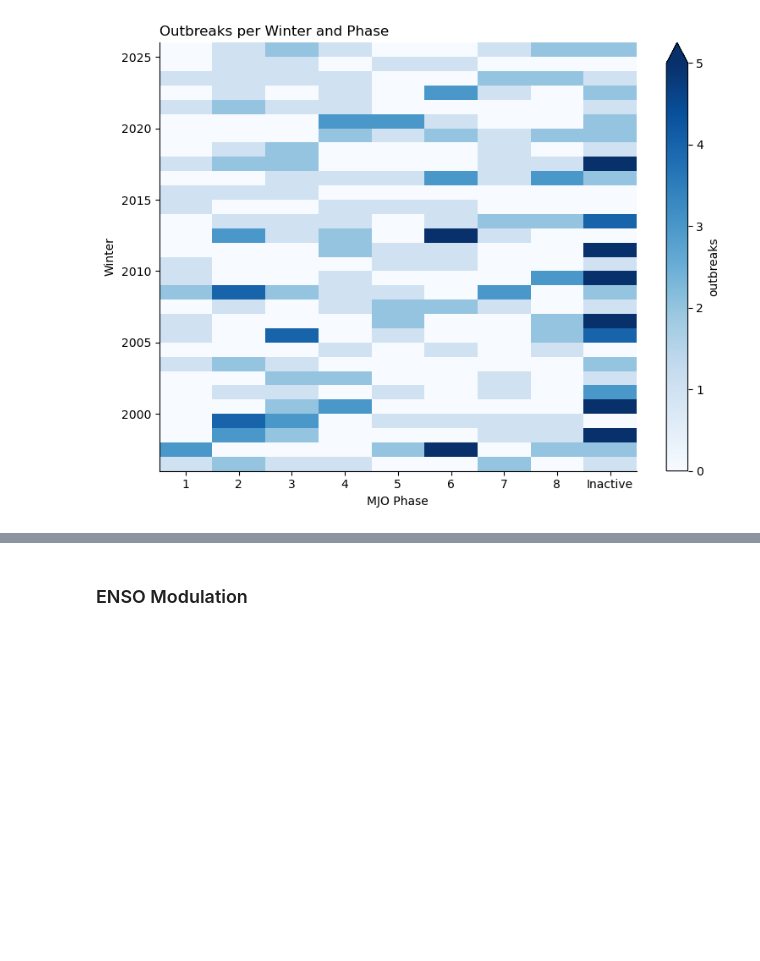
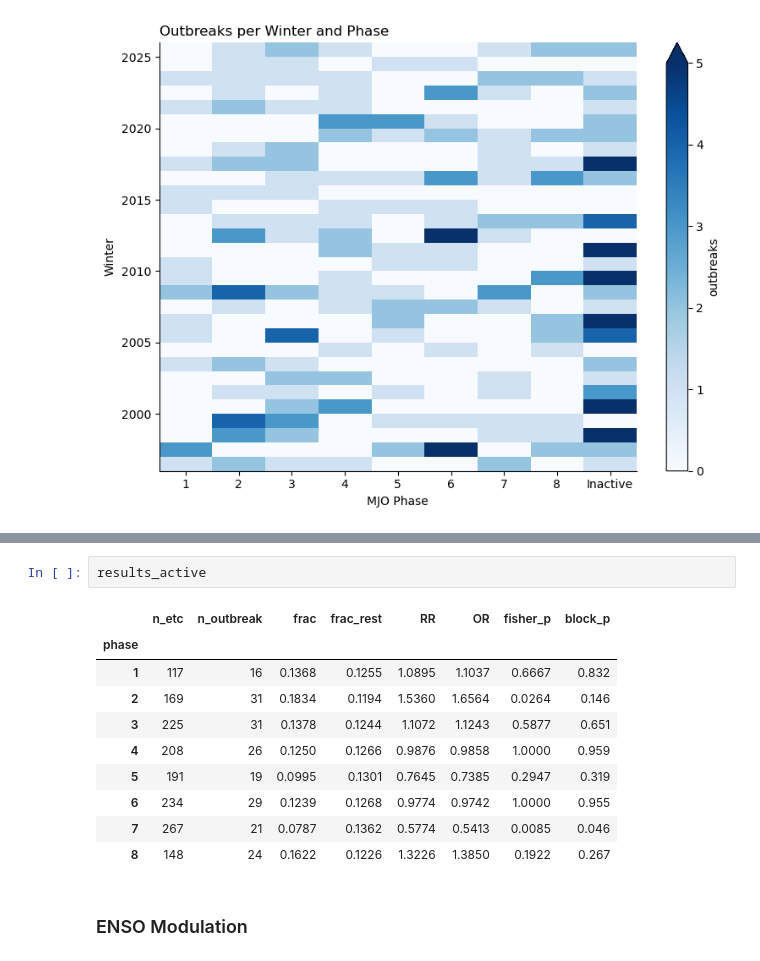
Before and after one commit to augustlepique/circs-research, a Jupyter notebook: jupyter_notebooks/climate_indices.ipynb, the cells around one changed output, grey strips where cells are left out. Saved outputs shown, nothing was run; the diff lists cells and outputs as text; blank space fills up the shorter version.

```diff
--- a/jupyter_notebooks/climate_indices.ipynb
+++ b/jupyter_notebooks/climate_indices.ipynb
@@ -1047,2 +1225,15 @@ print(f'odds ratio  = {odds:.3f}')
+# %%
+results_active
+# %% [output]
+|  | n_etc | n_outbreak | frac | frac_rest | RR | OR | fisher_p | block_p |
+| phase |  |  |  |  |  |  |  |  |
+| 1 | 117 | 16 | 0.1368 | 0.1255 | 1.0895 | 1.1037 | 0.6667 | 0.832 |
+| 2 | 169 | 31 | 0.1834 | 0.1194 | 1.5360 | 1.6564 | 0.0264 | 0.146 |
+| 3 | 225 | 31 | 0.1378 | 0.1244 | 1.1072 | 1.1243 | 0.5877 | 0.651 |
+| 4 | 208 | 26 | 0.1250 | 0.1266 | 0.9876 | 0.9858 | 1.0000 | 0.959 |
+| 5 | 191 | 19 | 0.0995 | 0.1301 | 0.7645 | 0.7385 | 0.2947 | 0.319 |
+| 6 | 234 | 29 | 0.1239 | 0.1268 | 0.9774 | 0.9742 | 1.0000 | 0.955 |
+| 7 | 267 | 21 | 0.0787 | 0.1362 | 0.5774 | 0.5413 | 0.0085 | 0.046 |
+| 8 | 148 | 24 | 0.1622 | 0.1226 | 1.3226 | 1.3850 | 0.1922 | 0.267 |
 # %% [markdown]
 ### ENSO Modulation
```
Also changed, not shown: parts of 29 cells of this notebook, 1 other file.
